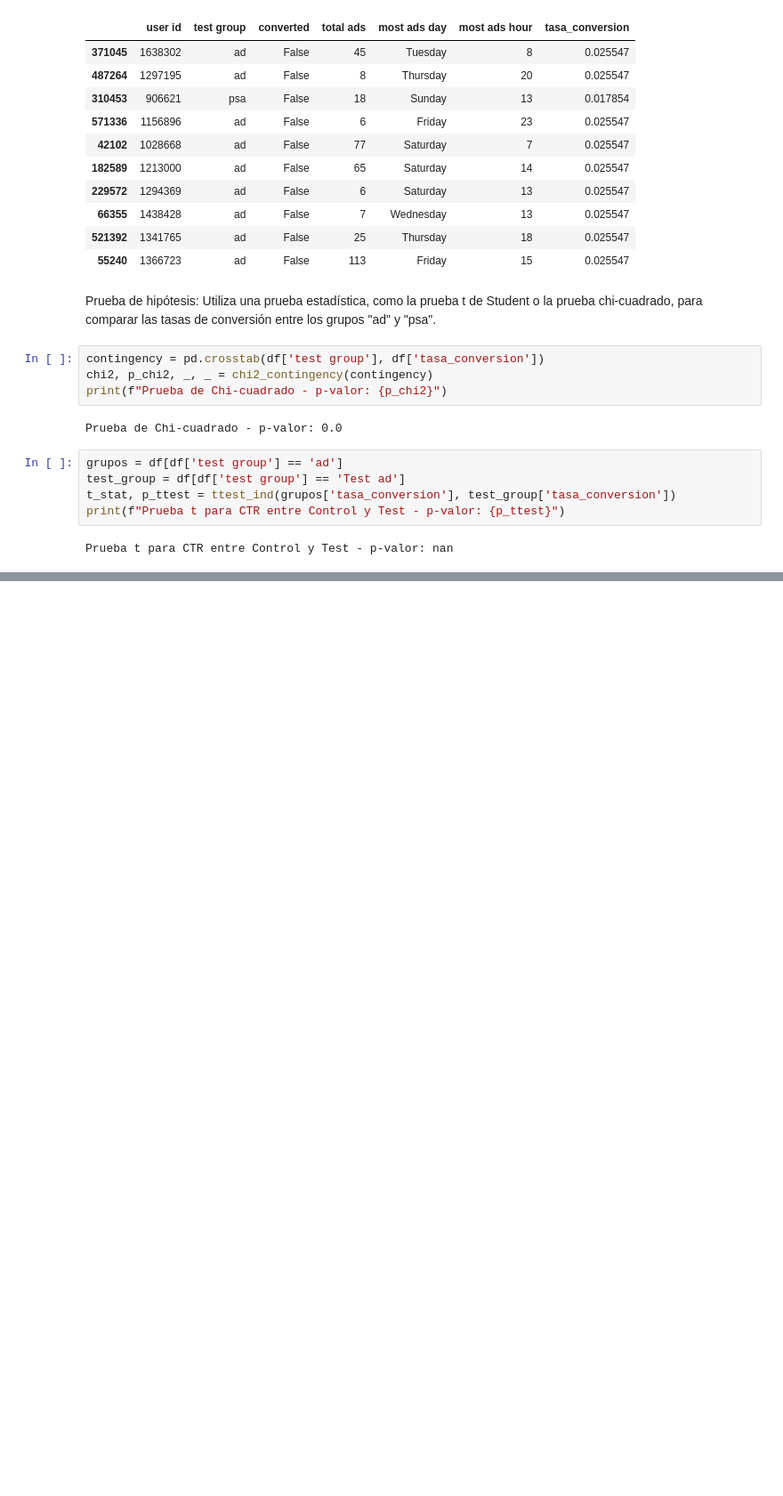
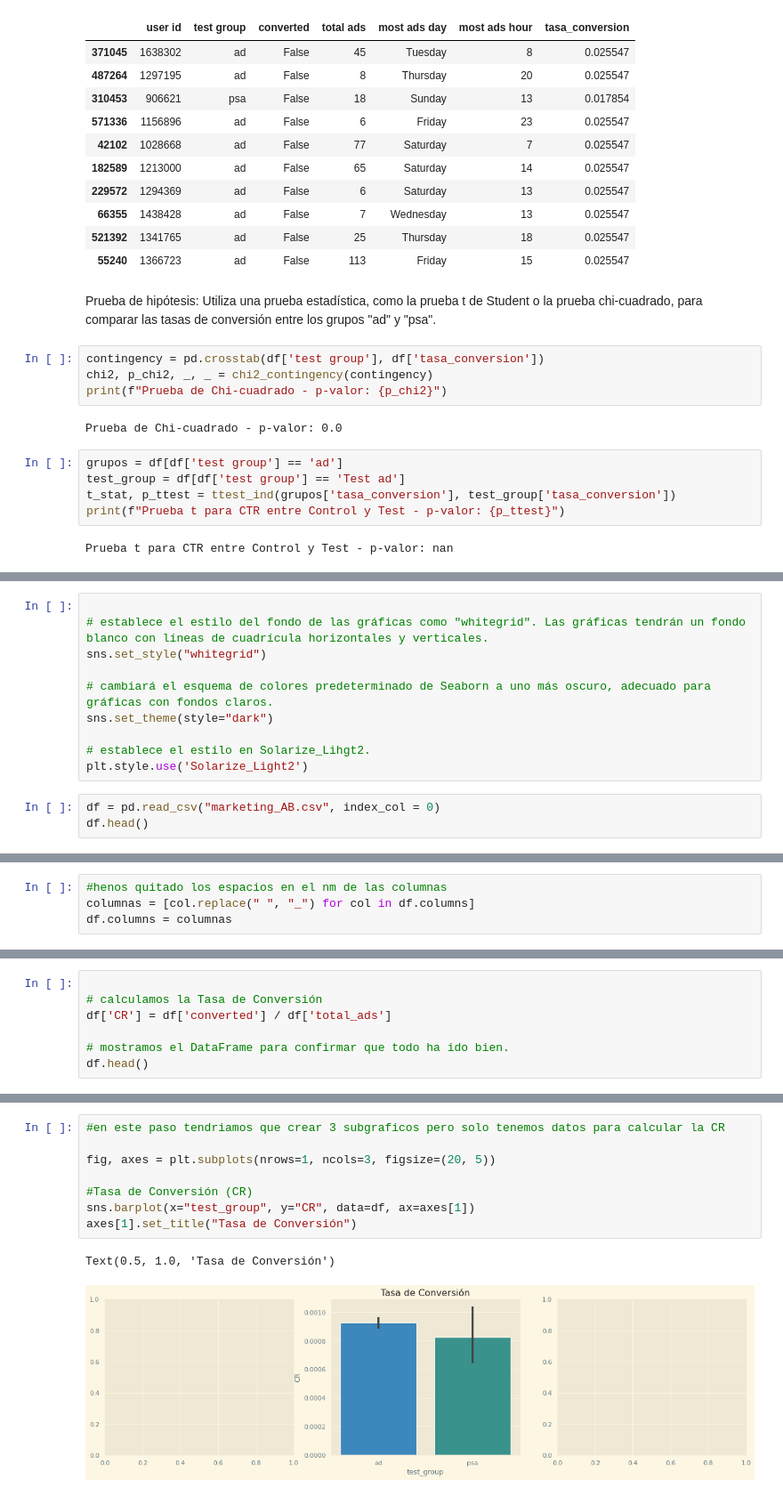
Before and after one commit to Adalab/Promo-F-da-modulo3-sprint2-pairprogramming_YohanaMiriam, a Jupyter notebook: pair_10.ipynb, the cells around one changed output, grey strips where cells are left out. Shown at 89% size. Drawn from its saved outputs; the diff is of its cells as text; blank space fills up the shorter version.

```diff
--- a/pair_10.ipynb
+++ b/pair_10.ipynb
@@ -226,0 +282,13 @@ Prueba t para CTR entre Control y Test - p-valor: nan
+# %%
+
+# establece el estilo del fondo de las gráficas como "whitegrid". Las gráficas tendrán un fondo blanco con líneas de cuadrícula horizontales y verticales.
+sns.set_style("whitegrid")
+
+# cambiará el esquema de colores predeterminado de Seaborn a uno más oscuro, adecuado para gráficas con fondos claros.
+sns.set_theme(style="dark")
+
+# establece el estilo en Solarize_Lihgt2.
+plt.style.use('Solarize_Light2')
+# %%
+df = pd.read_csv("marketing_AB.csv", index_col = 0)
+df.head()
@@ -226,0 +302,4 @@ Prueba t para CTR entre Control y Test - p-valor: nan
+# %%
+#henos quitado los espacios en el nm de las columnas
+columnas = [col.replace(" ", "_") for col in df.columns]
+df.columns = columnas
@@ -226,0 +411,7 @@ Prueba t para CTR entre Control y Test - p-valor: nan
+# %%
+
+# calculamos la Tasa de Conversión
+df['CR'] = df['converted'] / df['total_ads']
+
+# mostramos el DataFrame para confirmar que todo ha ido bien.
+df.head()
@@ -226,0 +425,11 @@ Prueba t para CTR entre Control y Test - p-valor: nan
+# %%
+#en este paso tendriamos que crear 3 subgraficos pero solo tenemos datos para calcular la CR
+
+fig, axes = plt.subplots(nrows=1, ncols=3, figsize=(20, 5))
+
+#Tasa de Conversión (CR)
+sns.barplot(x="test_group", y="CR", data=df, ax=axes[1])
+axes[1].set_title("Tasa de Conversión")
+# %% [output]
+Text(0.5, 1.0, 'Tasa de Conversión')
+[figure, added]
```
Also changed, not shown: parts of 15 cells of this notebook.
